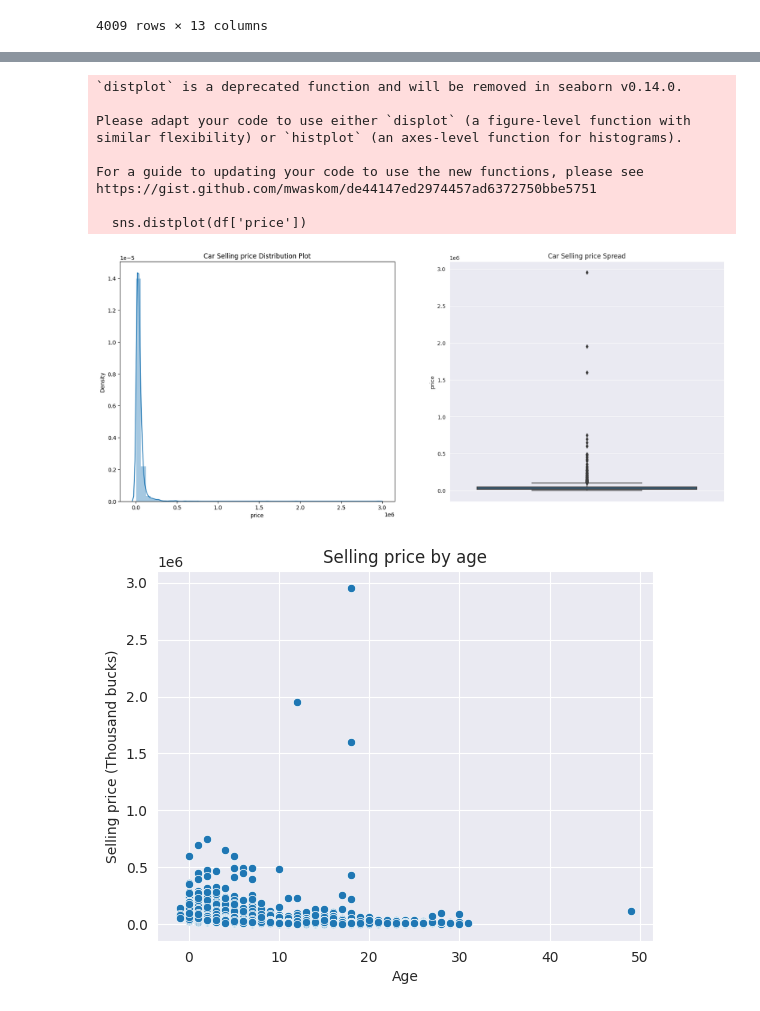
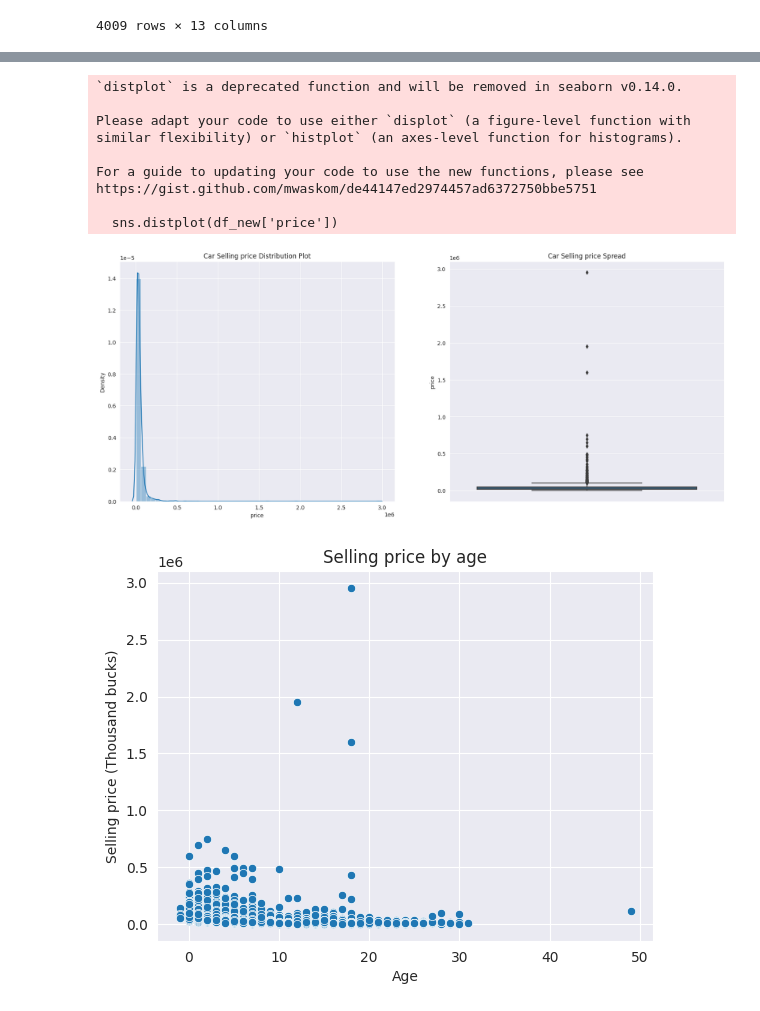
Before and after one commit to Proma2023/DS.project, a Jupyter notebook: CIND 820Project.ipynb, the cells around one changed output, grey strips where cells are left out. Drawn from its saved outputs; the diff is of its cells as text; code cells hidden in the pictures.

```diff
--- a/CIND 820Project.ipynb
+++ b/CIND 820Project.ipynb
@@ -262,3 +260,6 @@ df
 | 4007 | Ford | F-150 Raptor | 2020 | 33000.0 | Gasoline | 450.0HP 3.5L V6 Cylinder Engine G... | A/T | Blue | Black | No | ... |
 | 4008 | BMW | X3 xDrive30i | 2020 | 43000.0 | Gasoline | 248.0HP 2.0L 4 Cylinder Engine Ga... | A/T | Gray | Brown | Yes | ... |
 4009 rows × 13 columns
+# %%
+df_new = df.drop(['model_year'], axis=1)
+df_new
@@ -265,26 +280,26 @@ df
 # %%
 plt.figure(figsize=(20,8))
 plt.subplot(1,2,1)
 plt.title('Car Selling price Distribution Plot')
-sns.distplot(df['price'])
+sns.distplot(df_new['price'])
 sns.set_style('darkgrid')
 
 plt.subplot(1,2,2)
 plt.title('Car Selling price Spread')
-sns.boxplot(y=df['price'])
+sns.boxplot(y=df_new['price'])
 sns.set_style('darkgrid')
 
 plt.show()
 # %% [output]
 `distplot` is a deprecated function and will be removed in seaborn v0.14.0.
 
 Please adapt your code to use either `displot` (a figure-level function with
 similar flexibility) or `histplot` (an axes-level function for histograms).
 
 For a guide to updating your code to use the new functions, please see
 https://gist.github.com/mwaskom/de44147ed2974457ad6372750bbe5751
 
-  sns.distplot(df['price'])
+  sns.distplot(df_new['price'])
-[figure, old version]
+[figure, new version]
 # %%
 # plotting the target-age scatter graph
```
Also changed, not shown: parts of 38 cells of this notebook, 1 other file.
